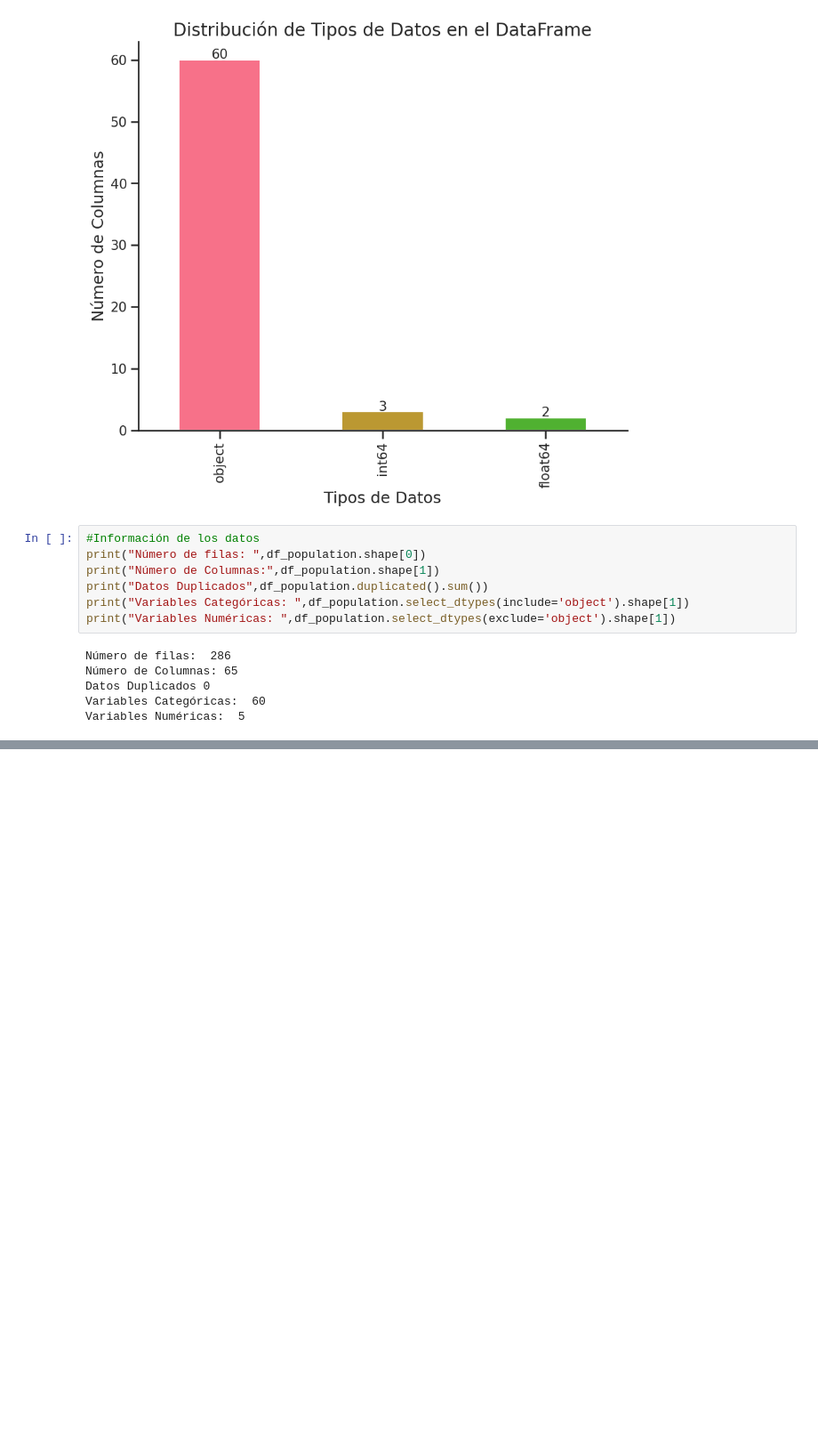
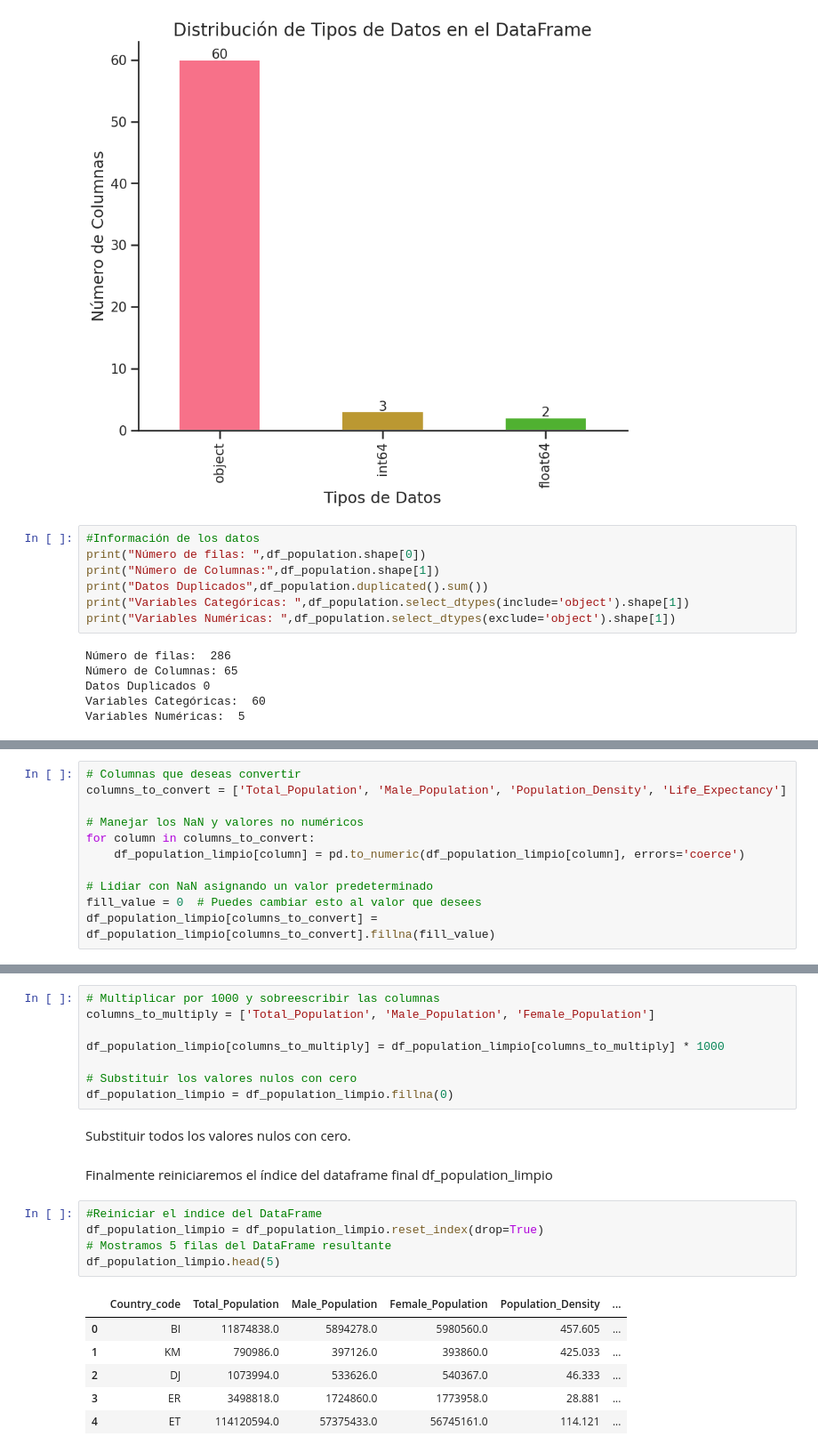
Before and after one commit to wilferalexander/Covid19, a Jupyter notebook: Covid19.ipynb, the cells around one changed output, grey strips where cells are left out. Shown at 89% size. Saved outputs shown, nothing was run; the diff lists cells and outputs as text; blank space fills up the shorter version.

```diff
--- a/Covid19.ipynb
+++ b/Covid19.ipynb
@@ -484,0 +536,11 @@ Length: 65, dtype: int64
+# %%
+# Columnas que deseas convertir
+columns_to_convert = ['Total_Population', 'Male_Population', 'Population_Density', 'Life_Expectancy']
+
+# Manejar los NaN y valores no numéricos
+for column in columns_to_convert:
+    df_population_limpio[column] = pd.to_numeric(df_population_limpio[column], errors='coerce')
+
+# Lidiar con NaN asignando un valor predeterminado
+fill_value = 0  # Puedes cambiar esto al valor que desees
+df_population_limpio[columns_to_convert] = df_population_limpio[columns_to_convert].fillna(fill_value)
@@ -484,0 +562,24 @@ Length: 65, dtype: int64
+# %%
+# Multiplicar por 1000 y sobreescribir las columnas
+columns_to_multiply = ['Total_Population', 'Male_Population', 'Female_Population']
+
+df_population_limpio[columns_to_multiply] = df_population_limpio[columns_to_multiply] * 1000
+
+# Substituir los valores nulos con cero
+df_population_limpio = df_population_limpio.fillna(0)
+# %% [markdown]
+Substituir todos los valores nulos con cero.
+# %% [markdown]
+Finalmente reiniciaremos el índice del dataframe final df_population_limpio
+# %%
+#Reiniciar el índice del DataFrame
+df_population_limpio = df_population_limpio.reset_index(drop=True)
+# Mostramos 5 filas del DataFrame resultante
+df_population_limpio.head(5)
+# %% [output]
+|  | Country_code | Total_Population | Male_Population | Female_Population | Population_Density | ... |
+| 0 | BI | 11874838.0 | 5894278.0 | 5980560.0 | 457.605 | ... |
+| 1 | KM | 790986.0 | 397126.0 | 393860.0 | 425.033 | ... |
+| 2 | DJ | 1073994.0 | 533626.0 | 540367.0 | 46.333 | ... |
+| 3 | ER | 3498818.0 | 1724860.0 | 1773958.0 | 28.881 | ... |
+| 4 | ET | 114120594.0 | 57375433.0 | 56745161.0 | 114.121 | ... |
```
Also changed, not shown: parts of 22 cells of this notebook.
